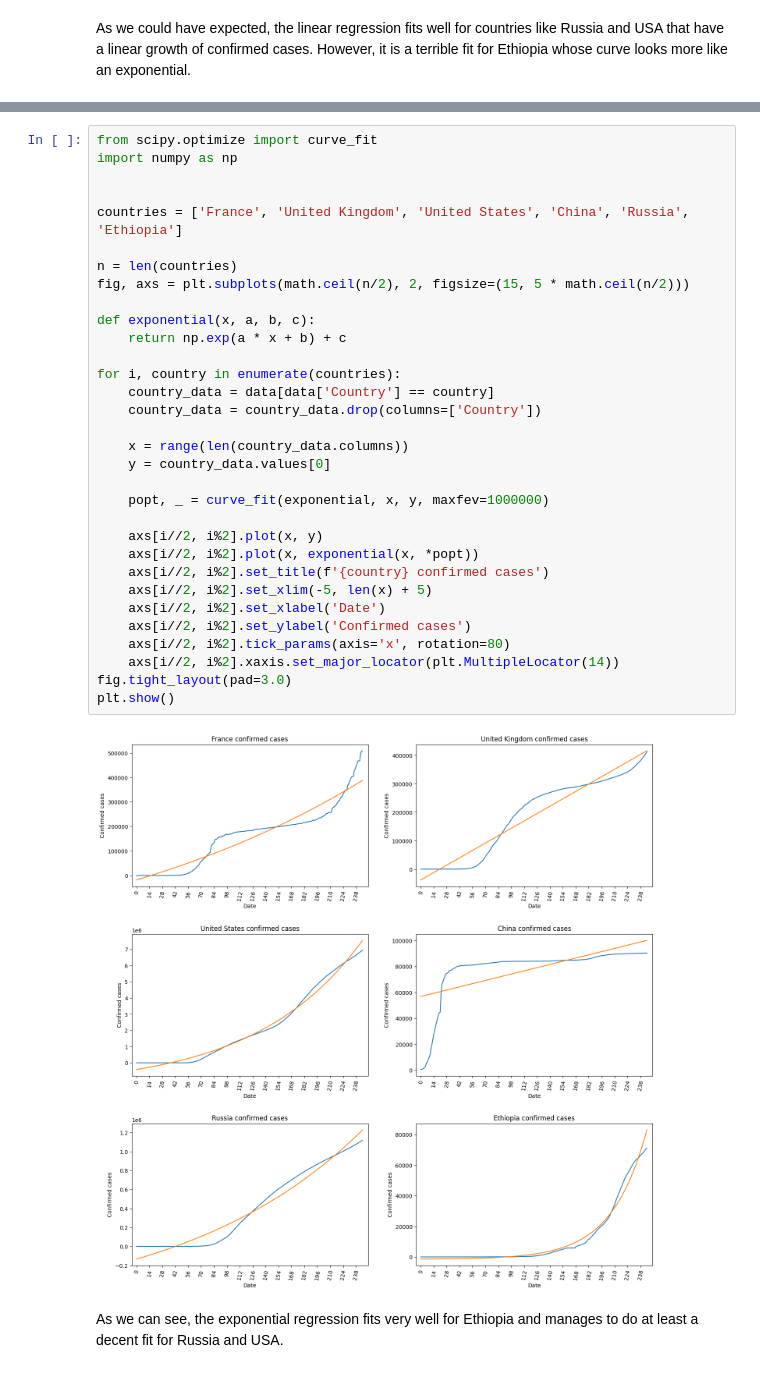
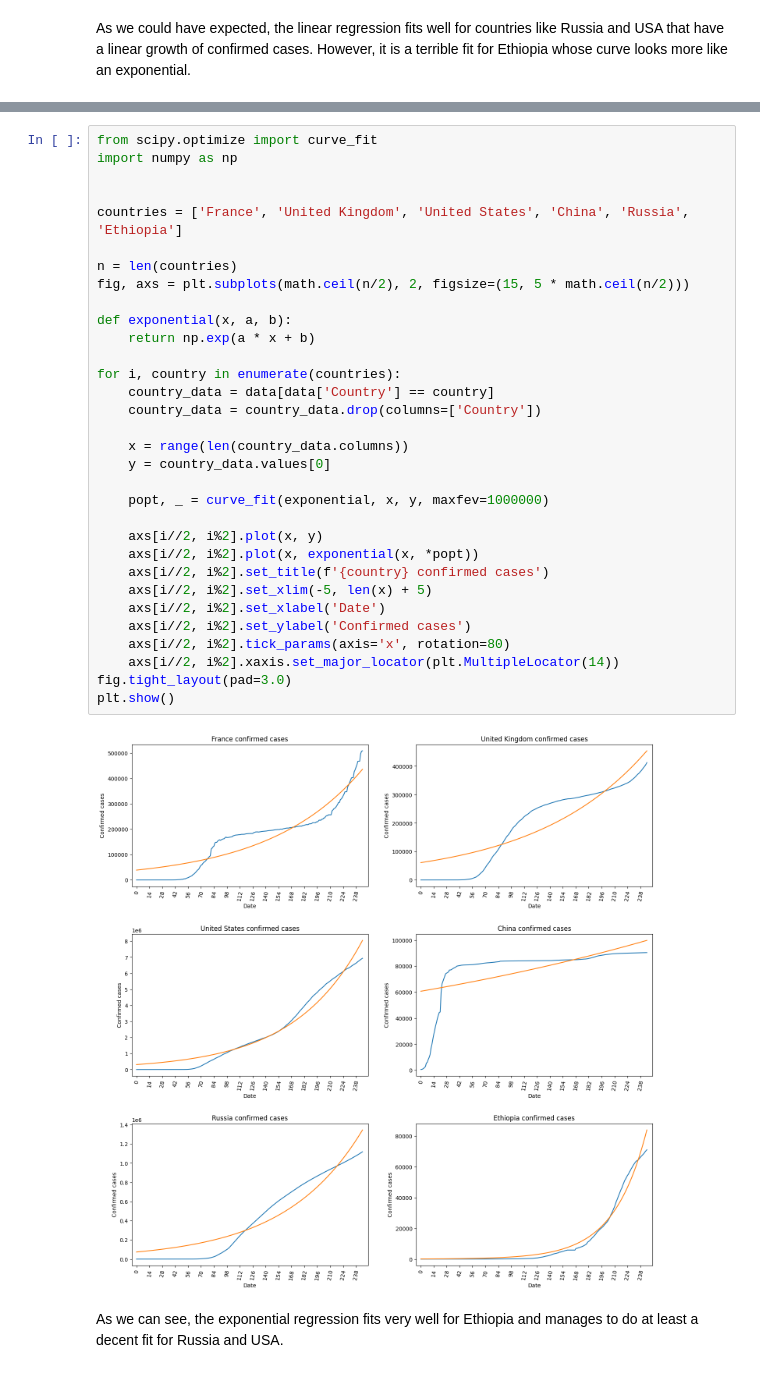
Before and after one commit to BigBaz54/Covid_spread, a Jupyter notebook: spread_rate.ipynb, the cells around one changed output, grey strips where cells are left out. Cells and saved outputs as stored; diff of their text form.

```diff
--- a/spread_rate.ipynb
+++ b/spread_rate.ipynb
@@ -111,36 +111,36 @@ In this part, we'll fit a curve of the form $y = \exp(ax + b) + c$ to the cumula
 from scipy.optimize import curve_fit
 import numpy as np
 
 
 countries = ['France', 'United Kingdom', 'United States', 'China', 'Russia', 'Ethiopia']
 
 n = len(countries)
 fig, axs = plt.subplots(math.ceil(n/2), 2, figsize=(15, 5 * math.ceil(n/2)))
 
-def exponential(x, a, b, c):
-    return np.exp(a * x + b) + c
+def exponential(x, a, b):
+    return np.exp(a * x + b)
 
 for i, country in enumerate(countries):
     country_data = data[data['Country'] == country]
     country_data = country_data.drop(columns=['Country'])
 
     x = range(len(country_data.columns))
     y = country_data.values[0]
 
     popt, _ = curve_fit(exponential, x, y, maxfev=1000000)
 
     axs[i//2, i%2].plot(x, y)
     axs[i//2, i%2].plot(x, exponential(x, *popt))
     axs[i//2, i%2].set_title(f'{country} confirmed cases')
     axs[i//2, i%2].set_xlim(-5, len(x) + 5)
     axs[i//2, i%2].set_xlabel('Date')
     axs[i//2, i%2].set_ylabel('Confirmed cases')
     axs[i//2, i%2].tick_params(axis='x', rotation=80)
     axs[i//2, i%2].xaxis.set_major_locator(plt.MultipleLocator(14))
 fig.tight_layout(pad=3.0)
 plt.show()
 # %% [output]
-[figure, old version]
+[figure, new version]
 # %% [markdown]
 As we can see, the exponential regression fits very well for Ethiopia and manages to do at least a decent fit for Russia and USA.
 # %% [markdown]
```
Also changed, not shown: parts of 4 cells of this notebook.
